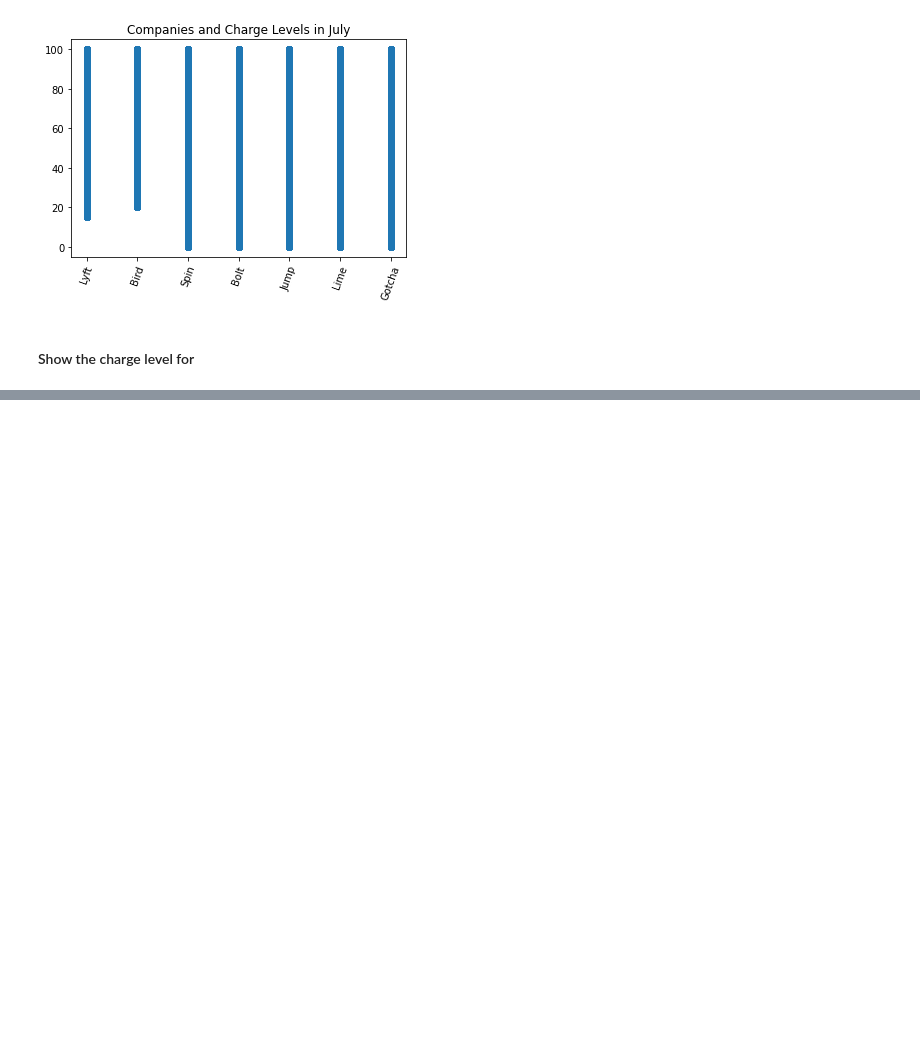
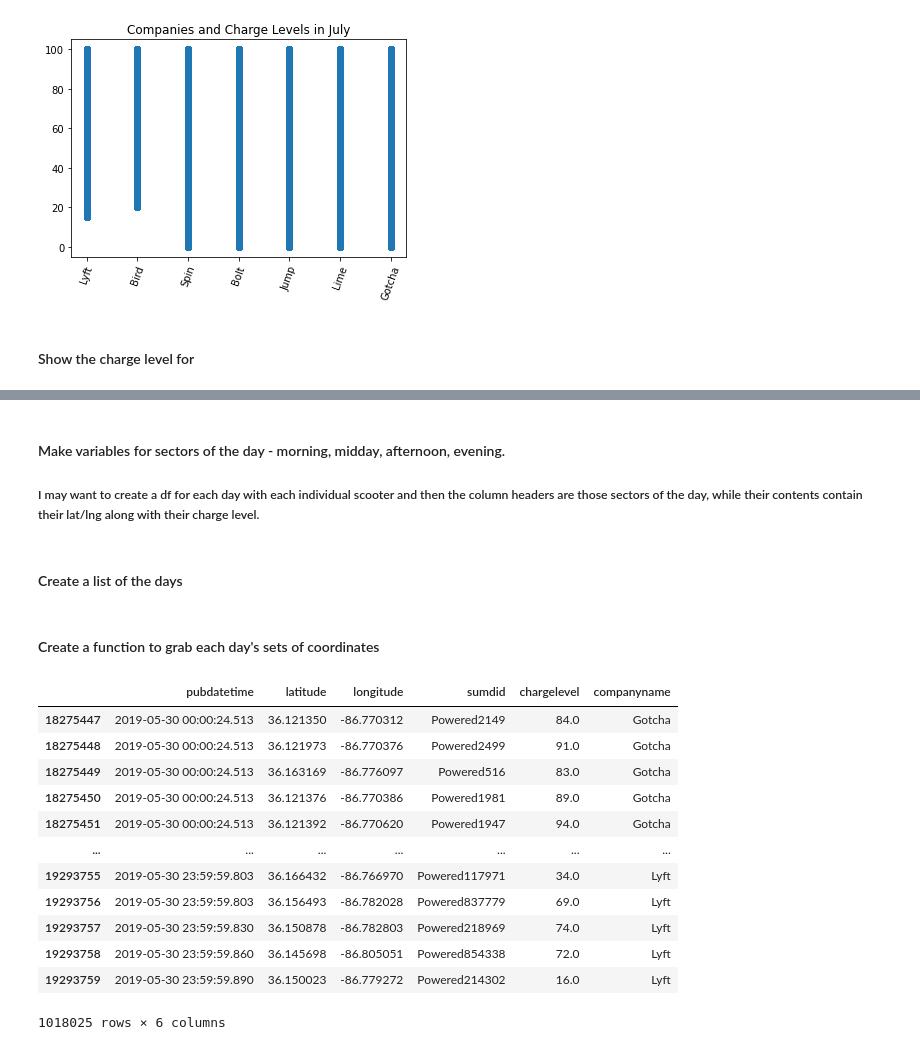
Before and after one commit to derektprice/mapping_scooters_nashville_python, a Jupyter notebook: notebooks/2_EDA_scooters_nashville.ipynb, the cells around one changed output, grey strips where cells are left out. Cells and saved outputs as stored; diff of their text form; code cells hidden in the pictures; blank space fills up the shorter version.

```diff
--- a/notebooks/2_EDA_scooters_nashville.ipynb
+++ b/notebooks/2_EDA_scooters_nashville.ipynb
@@ -255,0 +274,4 @@ plt.hist('chargelevel', bins=10, data=may)
+# %% [markdown]
+#### Make variables for sectors of the day - morning, midday, afternoon, evening.
+
+##### I may want to create a df for each day with each individual scooter and then the column headers are those sectors of the day, while their contents contain their lat/lng along with their charge level.
@@ -255,0 +285,33 @@ plt.hist('chargelevel', bins=10, data=may)
+# %% [markdown]
+#### Create a list of the days
+# %%
+month_lengths = {'January':31, 'February':28, 'March':31, 'April':30, 'May':31, 'June':30, 'July':31, 'August':31, 'September':30, 'October':31, 'November':30, 'December':31}
+# %% [markdown]
+#### Create a function to grab each day's sets of coordinates
+# %%
+def day_df(df, month):
+    i = 1
+    while i < month_lengths[month]:
+        for i in range(1,month_lengths[month]):
+            start_date = "2019-05-" + str(i)
+            end_date = "2019-05-" + str(i+1)
+            mask = (df['pubdatetime'] > start_date) & (df['pubdatetime'] <= end_date)
+            may1_2 = df.loc[mask]
+            i+=1
+    return may1_2
+
+day_df(may, "May")
+# %% [output]
+|  | pubdatetime | latitude | longitude | sumdid | chargelevel | companyname |
+| 18275447 | 2019-05-30 00:00:24.513 | 36.121350 | -86.770312 | Powered2149 | 84.0 | Gotcha |
+| 18275448 | 2019-05-30 00:00:24.513 | 36.121973 | -86.770376 | Powered2499 | 91.0 | Gotcha |
+| 18275449 | 2019-05-30 00:00:24.513 | 36.163169 | -86.776097 | Powered516 | 83.0 | Gotcha |
+| 18275450 | 2019-05-30 00:00:24.513 | 36.121376 | -86.770386 | Powered1981 | 89.0 | Gotcha |
+| 18275451 | 2019-05-30 00:00:24.513 | 36.121392 | -86.770620 | Powered1947 | 94.0 | Gotcha |
+| ... | ... | ... | ... | ... | ... | ... |
+| 19293755 | 2019-05-30 23:59:59.803 | 36.166432 | -86.766970 | Powered117971 | 34.0 | Lyft |
+| 19293756 | 2019-05-30 23:59:59.803 | 36.156493 | -86.782028 | Powered837779 | 69.0 | Lyft |
+| 19293757 | 2019-05-30 23:59:59.830 | 36.150878 | -86.782803 | Powered218969 | 74.0 | Lyft |
+| 19293758 | 2019-05-30 23:59:59.860 | 36.145698 | -86.805051 | Powered854338 | 72.0 | Lyft |
+| 19293759 | 2019-05-30 23:59:59.890 | 36.150023 | -86.779272 | Powered214302 | 16.0 | Lyft |
+1018025 rows × 6 columns
```
Also changed, not shown: parts of 10 cells of this notebook.
